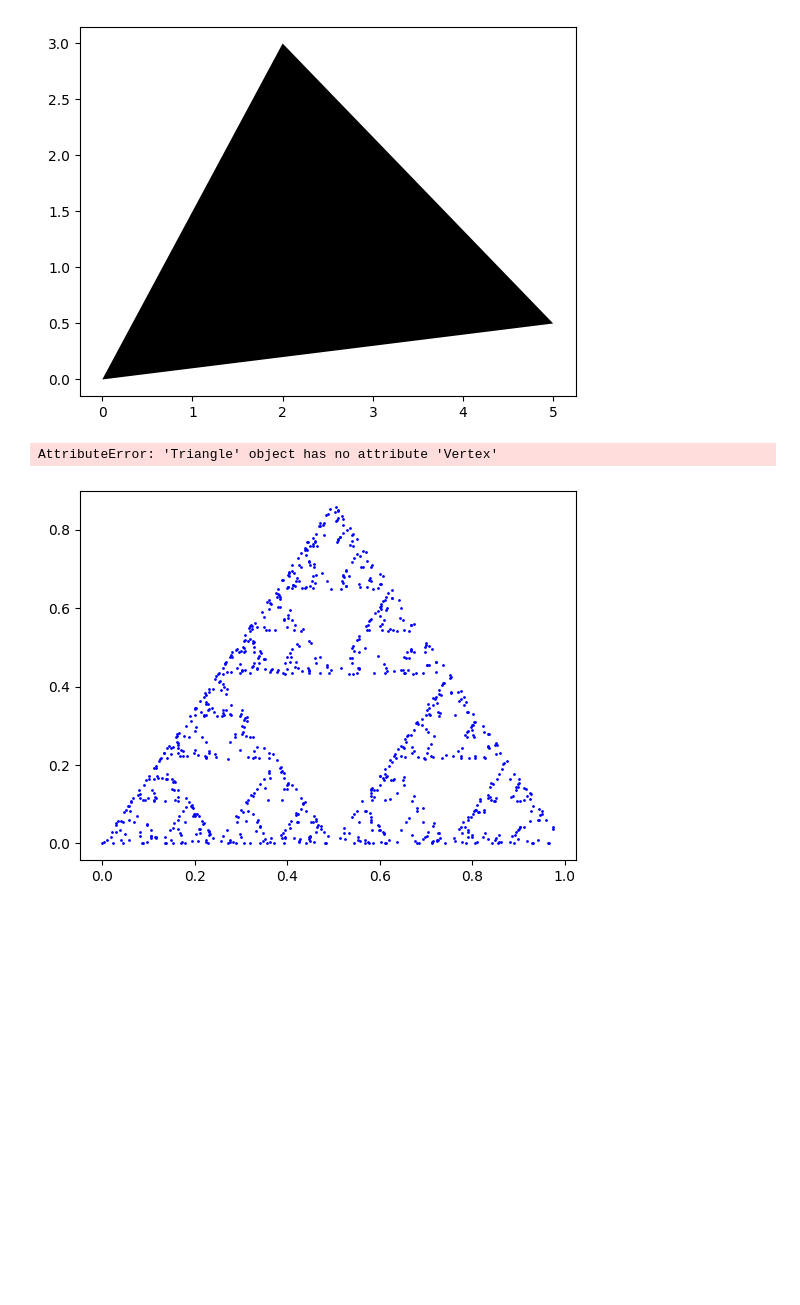
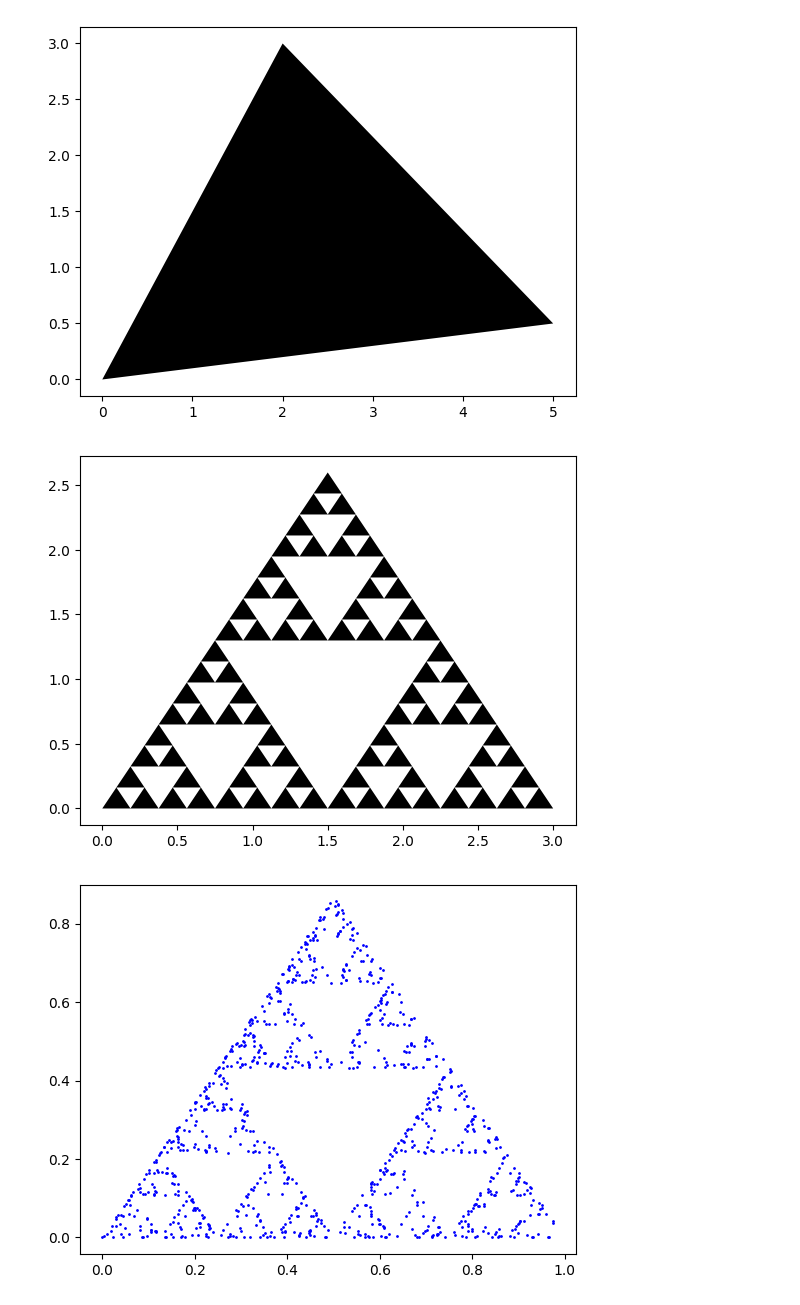
Before and after one commit to yoponchik/Computer-Programming-For-Engineers, a Jupyter notebook: Exam Problems/FinalsPracticeProblems.ipynb, the cells around one changed output. Saved outputs shown, nothing was run; the diff lists cells and outputs as text; code cells hidden in the pictures; blank space fills up the shorter version.

```diff
--- a/Exam Problems/FinalsPracticeProblems.ipynb
+++ b/Exam Problems/FinalsPracticeProblems.ipynb
@@ -21,7 +21,7 @@ class Triangle(object):
 
         #check if all the elements are tuples
         ##know the difference between any and all
-        if(all(isinstance(element, tuple) for element in V)):
+        if (all(isinstance(element, tuple) for element in V)):
             pass
         else:
             raise(Exception('Coordinates should be tuples'))
@@ -35,7 +35,7 @@ class Triangle(object):
 
     def side(self, n):               #coordinates of the vertices of the sides
          #professor's way
-        return[self.vertex(n), self.Vertex(n+1)]
+        return[self.vertex(n), self.vertex(n+1)]
 
     def midpoint(self, n):
         return (sum(x for x, y in self.side(n))/2, sum(y for y, y in self.side(n))/2)
@@ -77,11 +76,12 @@ def Sierpinski_triangle(triangle_1, i):
         Sierpinski_triangle(triangle_3, i-1)
         Sierpinski_triangle(triangle_4, i-1)
         Sierpinski_triangle(triangle_5, i-1)
-# %%
-a = Triangle([(0,0), (5, 0), (2,3)])
-Sierpinski_triangle(a, 6)
-# %% [output]
-AttributeError: 'Triangle' object has no attribute 'Vertex'
+# %%
+side = 3; #The length of sides
+a=Triangle([(0,0),(side,0),(side/2,(side**2-(side/2)**2)**0.5)])
+Sierpinski_triangle(a,4)
+# %% [output]
+[figure, added]
 # %%
 #Problem 3
 #assuming P1 = (0,0)
```
Also changed, not shown: parts of 1 cell of this notebook.
